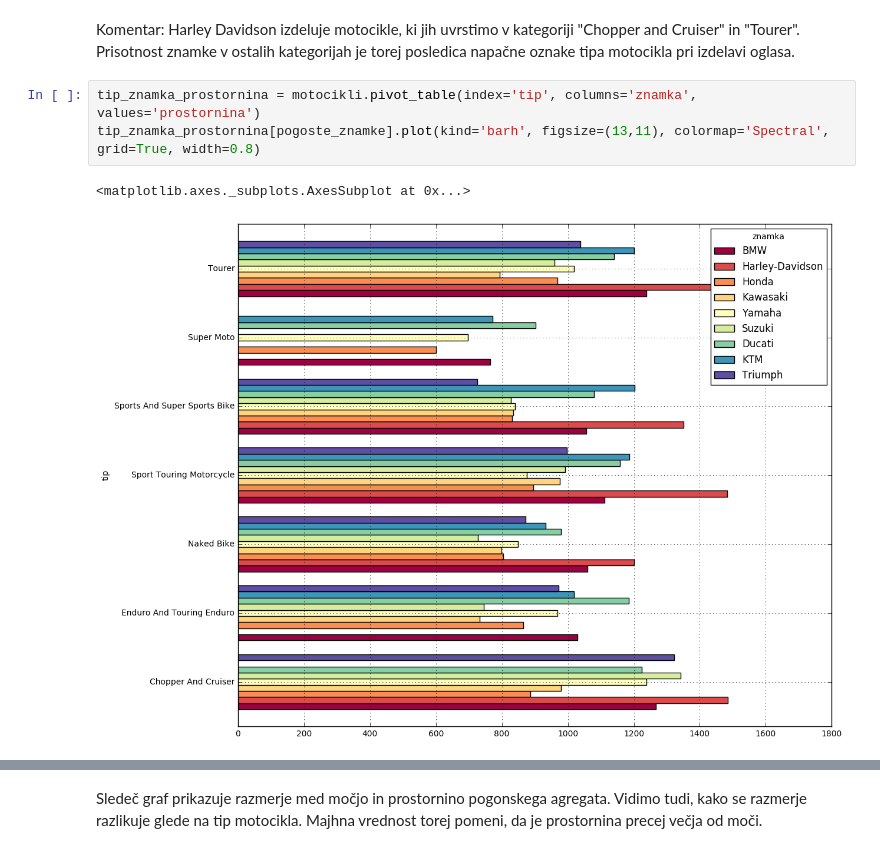
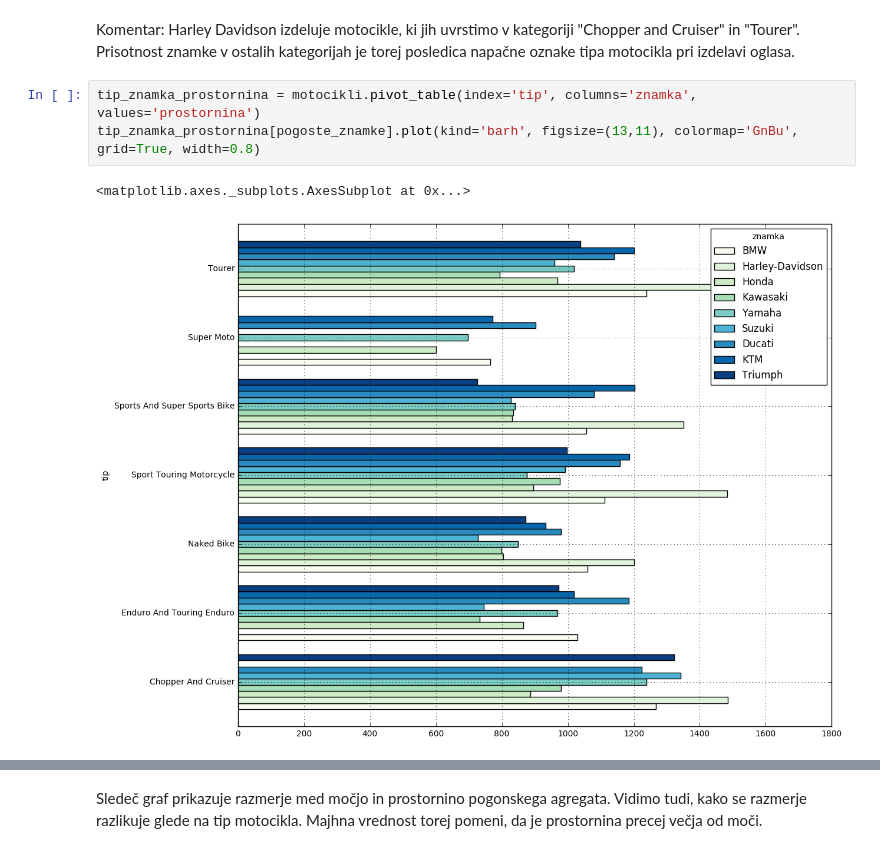
Before and after one commit to FMF-projects/rabljeni-motocikli, a Jupyter notebook: rabljeni_motocikli.ipynb, the cells around one changed output, grey strips where cells are left out. Drawn from its saved outputs; the diff is of its cells as text.

```diff
--- a/rabljeni_motocikli.ipynb
+++ b/rabljeni_motocikli.ipynb
@@ -170,9 +170,9 @@ tip_znamka_cena[pogoste_znamke].plot(kind='barh', figsize=(9,9), colormap='Spect
 Komentar: Harley Davidson izdeluje motocikle, ki jih uvrstimo v kategoriji "Chopper and Cruiser" in "Tourer". Prisotnost znamke v ostalih kategorijah je torej posledica napačne oznake tipa motocikla pri izdelavi oglasa.
 # %%
 tip_znamka_prostornina = motocikli.pivot_table(index='tip', columns='znamka', values='prostornina')
-tip_znamka_prostornina[pogoste_znamke].plot(kind='barh', figsize=(13,11), colormap='Spectral', grid=True, width=0.8)
+tip_znamka_prostornina[pogoste_znamke].plot(kind='barh', figsize=(13,11), colormap='GnBu', grid=True, width=0.8)
 # %% [output]
 <matplotlib.axes._subplots.AxesSubplot at 0x...>
-[figure, old version]
+[figure, new version]
 # %%
 tip_znamka_moc = motocikli.pivot_table(index='tip', columns='znamka', values='moc')
```
Also changed, not shown: parts of 5 cells of this notebook.
